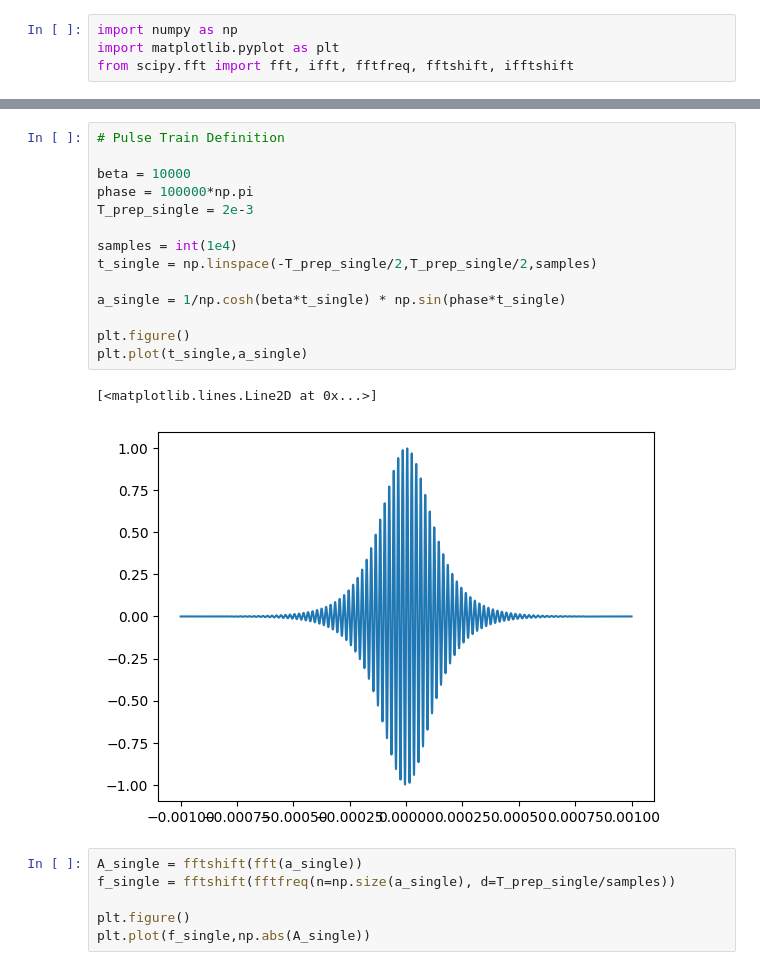
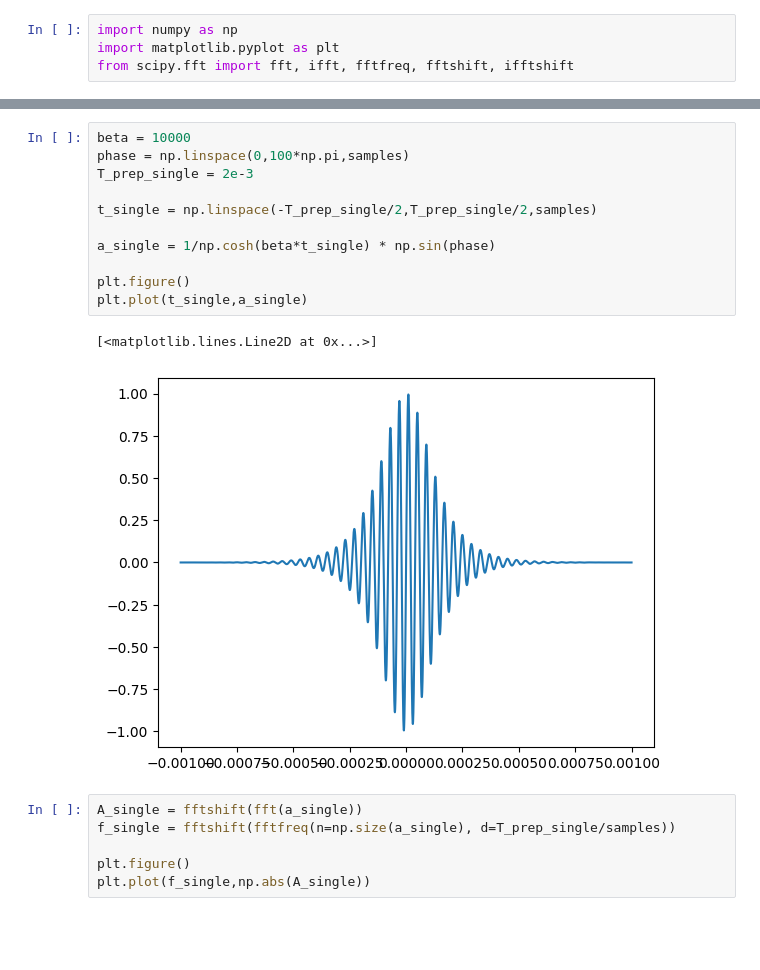
Before and after one commit to JUOM2016/Optimal-AFC-Preperation, a Jupyter notebook: optimal_afc_shape_paper.ipynb, the cells around one changed output, grey strips where cells are left out. Drawn from its saved outputs; the diff is of its cells as text; blank space fills up the shorter version.

```diff
--- a/optimal_afc_shape_paper.ipynb
+++ b/optimal_afc_shape_paper.ipynb
@@ -5,20 +27,17 @@ from scipy.fft import fft, ifft, fftfreq, fftshift, ifftshift
 # %%
-# Pulse Train Definition
-
 beta = 10000
-phase = 100000*np.pi
+phase = np.linspace(0,100*np.pi,samples)
 T_prep_single = 2e-3
 
-samples = int(1e4)
 t_single = np.linspace(-T_prep_single/2,T_prep_single/2,samples)
 
-a_single = 1/np.cosh(beta*t_single) * np.sin(phase*t_single)
+a_single = 1/np.cosh(beta*t_single) * np.sin(phase)
 
 plt.figure()
 plt.plot(t_single,a_single)
 # %% [output]
 [<matplotlib.lines.Line2D at 0x...>]
-[figure, old version]
+[figure, new version]
 # %%
 A_single = fftshift(fft(a_single))
 f_single = fftshift(fftfreq(n=np.size(a_single), d=T_prep_single/samples))
```
Also changed, not shown: parts of 3 cells of this notebook, 2 other files.
